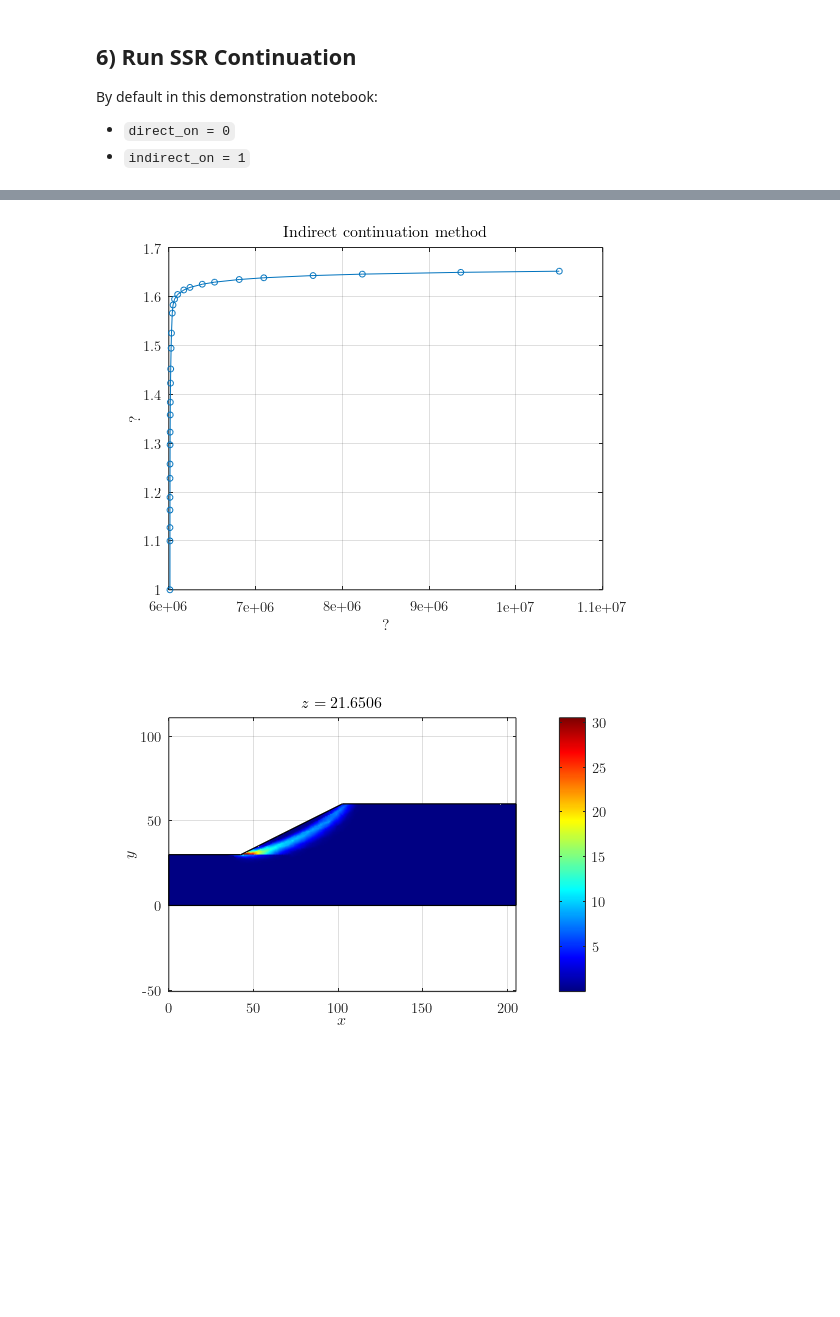
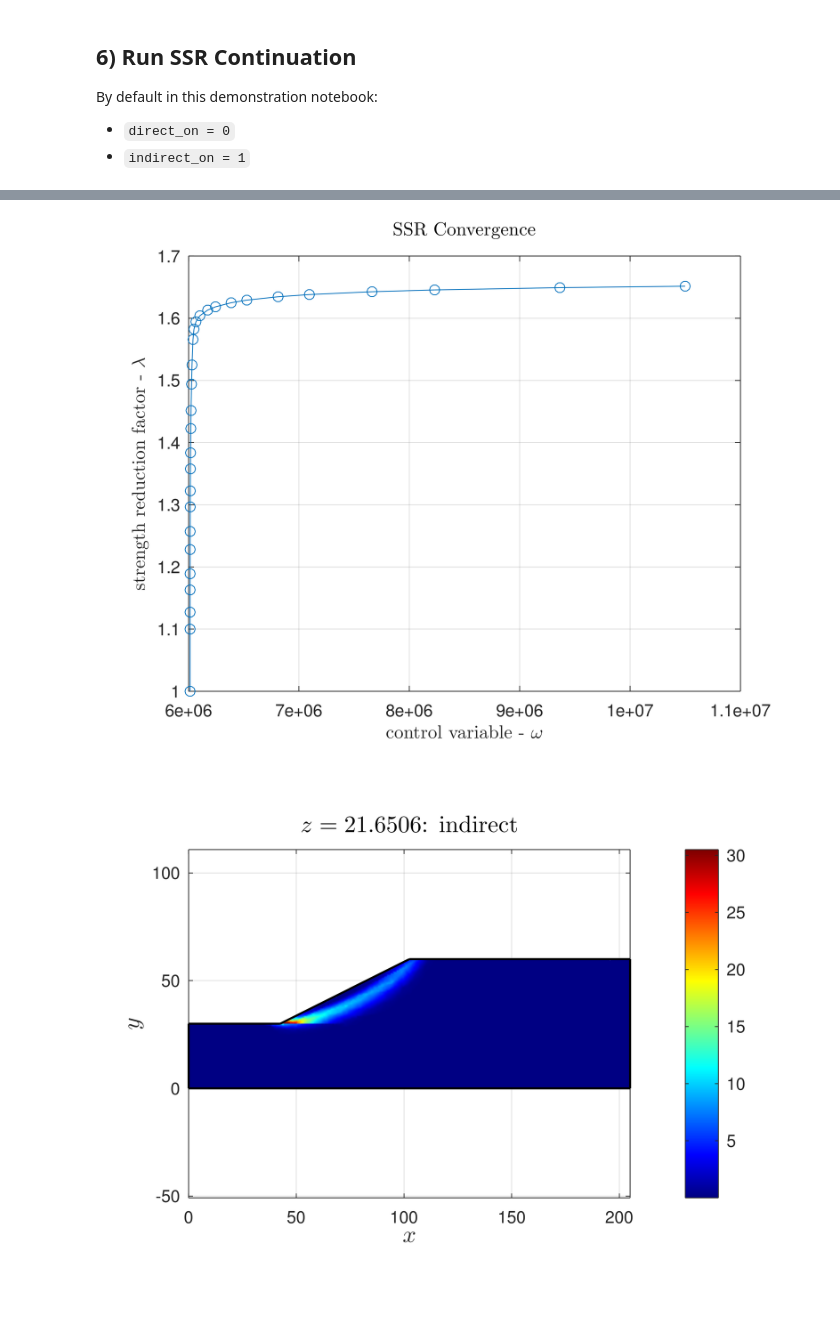
Before and after one commit to Beremi/slope_stability_octave, a Jupyter notebook: slope_stability/slope_stability_3D_hetero_seepage_SSR_comsol_demo.ipynb, the cells around one changed output, grey strips where cells are left out. Saved outputs shown, nothing was run; the diff lists cells and outputs as text; code cells hidden in the pictures; blank space fills up the shorter version.

```diff
--- a/slope_stability/slope_stability_3D_hetero_seepage_SSR_comsol_demo.ipynb
+++ b/slope_stability/slope_stability_3D_hetero_seepage_SSR_comsol_demo.ipynb
@@ -120,0 +107,5 @@ Mesh data:  number of nodes =80226   number of unknowns =231201   number of elem
+# %%
+% Create the plotter early so we can visualise intermediate results.
+plotter = VIZ.SolutionPlotter(coord, elem, surf);
+plotter.plot_mesh();
+drawnow;
@@ -143,0 +139,4 @@ Newton solver converges: number of iteration=10 stopping criterion=4.530646e-17
+# %%
+plotter.set_pore_pressure(pw);
+plotter.plot_pore_pressure();
+drawnow;
@@ -159,6 +160,9 @@ materials = cellfun(@(x) cell2struct(num2cell(x), fields, 2), num2cell(mat_props
 % Volume forces at integration points: mechanical-only baseline
 f_V_int = [zeros(1, n_int); -gamma; zeros(1, n_int)];
 f_V = ASSEMBLY.vector_volume_3D(elem, coord, f_V_int, HatP, WEIGHT);
+# %%
+% Attach strain data to the plotter for later slice visualisation.
+plotter.set_strain_data(B, Xi);
 # %% [markdown]
 ## 5) Continuation, Newton, and Linear Solver Parameters
 # %%
@@ -420,55 +295,24 @@ This cell reproduces the script visualization and shows figures directly in note
 # %%
-% Keep only boundary surface faces
-v = elem(1:4,:);
-F = [v([2 3 4],:), v([1 3 4],:), v([1 2 4],:), v([1 2 3],:)];
-Fs = sort(F,1).';
-[~,~,ic] = unique(Fs, 'rows');
-cnt = accumarray(ic, 1);
-bndFs = Fs(cnt(ic) == 1, :);
-
-surfV = surf(1:3,:);
-surfKs = sort(surfV,1).';
-isBnd = ismember(surfKs, bndFs, 'rows');
-surf = surf(:, isBnd);
-
+% Register computed solutions.
 if direct_on
-    VIZ.draw_mesh_3D(coord, surf);
-    VIZ.draw_quantity_3D_old(coord, surf, zeros(size(coord)), pw, x1, x2, x3, y1, y2, z);
-    VIZ.plot_displacements_3D(U2, coord, elem, surf, 0.05 * max(abs(coord(:))) / max(abs(U2(:))));
-    VIZ.plot_deviatoric_strain_3D(U2, coord, elem, surf, B);
-
-    figure; hold on; box on; grid on;
-    plot(omega_hist2, lambda_hist2, '-o');
-    title('Direct continuation method', 'Interpreter', 'latex');
-    xlabel('variable - $\\xi$', 'Interpreter', 'latex');
-    ylabel('strength reduction factor - $\\lambda$', 'Interpreter', 'latex');
+    plotter.add_solution('direct', U2, lambda_hist2, omega_hist2, Umax_hist2);
+end
+if indirect_on
+    plotter.add_solution('indirect', U3, lambda_hist3, omega_hist3, Umax_hist3);
 end
 
-if indirect_on
-    VIZ.draw_mesh_3D(coord, surf);
-    drawnow; pause(0.2);
+% Mechanical field plots.
+plotter.plot_displacements();
+drawnow; pause(0.2);
 
-    VIZ.plot_pore_pressure_3D(pw, coord, surf);
-    drawnow; pause(0.2);
+plotter.plot_deviatoric_strain(0.25);
+drawnow; pause(0.2);
 
-    VIZ.plot_displacements_3D(U3, coord, elem, surf, 0.05 * max(abs(coord(:))) / max(abs(U3(:))));
-    drawnow; pause(0.2);
+plane_vals = {[], [35], [1e-16, 21.6506]};
+plotter.plot_deviatoric_slices(plane_vals, 1);
+drawnow; pause(0.2);
 
-    VIZ.plot_deviatoric_strain_3D(U3, coord, elem, surf, B);
-    cl = caxis(gca);
-    caxis([cl(1), 0.25 * cl(2)]);
-    drawnow; pause(0.2);
+plotter.plot_convergence();
 
-    plane_vals = {[], [35], [1e-16, 21.6506]};
-    [figs, info] = VIZ.plot_deviatoric_norm_slices(B, U3, elem, coord, Xi, surf, plane_vals, 1); %#ok<NASGU,ASGLU>
-
-    figure; hold on; box on; grid on;
-    plot(omega_hist3, lambda_hist3, '-o');
-    title('Indirect continuation method', 'Interpreter', 'latex');
-    xlabel('control variable - $\\omega$', 'Interpreter', 'latex');
-    ylabel('strength reduction factor - $\\lambda$', 'Interpreter', 'latex');
-end
-
-drawnow;
-fprintf('Notebook workflow completed.\\n');
+fprintf('Notebook workflow completed.\n');
 # %% [output]
@@ -486,2 +320,2 @@ Notebook workflow completed.\n
-[figure, old version]
+[figure, new version]
-[figure, old version]
+[figure, new version]
```
Also changed, not shown: parts of 12 cells of this notebook, 12 other files.
